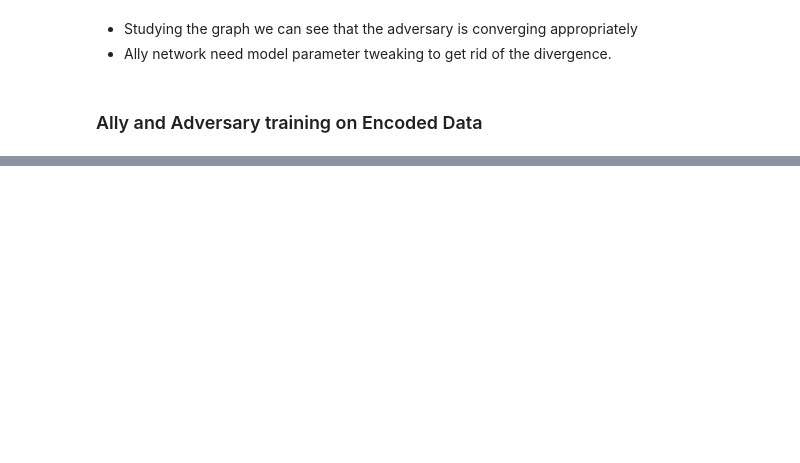
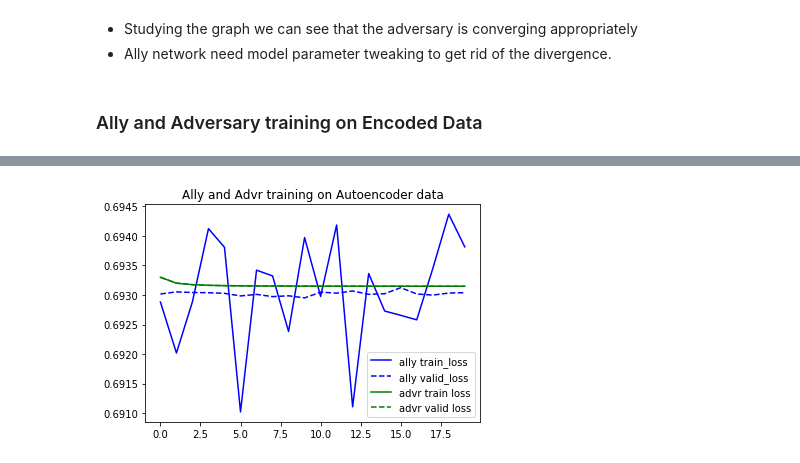
Before and after one commit to shams-sam/PrivacyGANs, a Jupyter notebook: 04. PrivacyGAN_MNIST.ipynb, the cells around one changed output, grey strips where cells are left out. Saved outputs shown, nothing was run; the diff lists cells and outputs as text; code cells hidden in the pictures; blank space fills up the shorter version.

```diff
--- a/04. PrivacyGAN_MNIST.ipynb
+++ b/04. PrivacyGAN_MNIST.ipynb
@@ -997,14 +1028,0 @@ X_train_normalized.shape
-# %%
-dataset_train = utils.TensorDataset(torch.Tensor(X_train_normalized.reshape(-1, 1, 28, 28)))
-dataloader_train = torch.utils.data.DataLoader(dataset_train, batch_size=256, shuffle=True, num_workers=2)
-
-dataset_valid = utils.TensorDataset(torch.Tensor(X_valid_normalized.reshape(-1, 1, 28, 28)))
-dataloader_valid = torch.utils.data.DataLoader(dataset_valid, batch_size=256, shuffle=True, num_workers=2)
-
-X_train_encoded = []
-for i, data in enumerate(dataset_train):
-    X_train_iter = data[0].to(device)
-    print(X_train_iter.shape)
-    X_train_encoded.append(netG(X_train_iter))
-X_train_encoded = torch.cat(X_train_encoded)
-X_train_encoded.shape
@@ -1014,0 +1183,10 @@ X_train_encoded.shape, X_valid_encoded.shape
+# %%
+plt.plot(n_epoch, gan_ally_train, 'b')
+plt.plot(n_epoch, gan_ally_valid, 'b--')
+plt.plot(n_epoch, gan_advr_train, 'g')
+plt.plot(n_epoch, gan_advr_valid, 'g--')
+plt.legend(['ally train_loss', 'ally valid_loss', 'advr train loss', 'advr valid loss'])
+plt.title("Ally and Advr training on Autoencoder data")
+plt.show()
+# %% [output]
+[figure, added]
```
Also changed, not shown: parts of 24 cells of this notebook, 10 other files.
